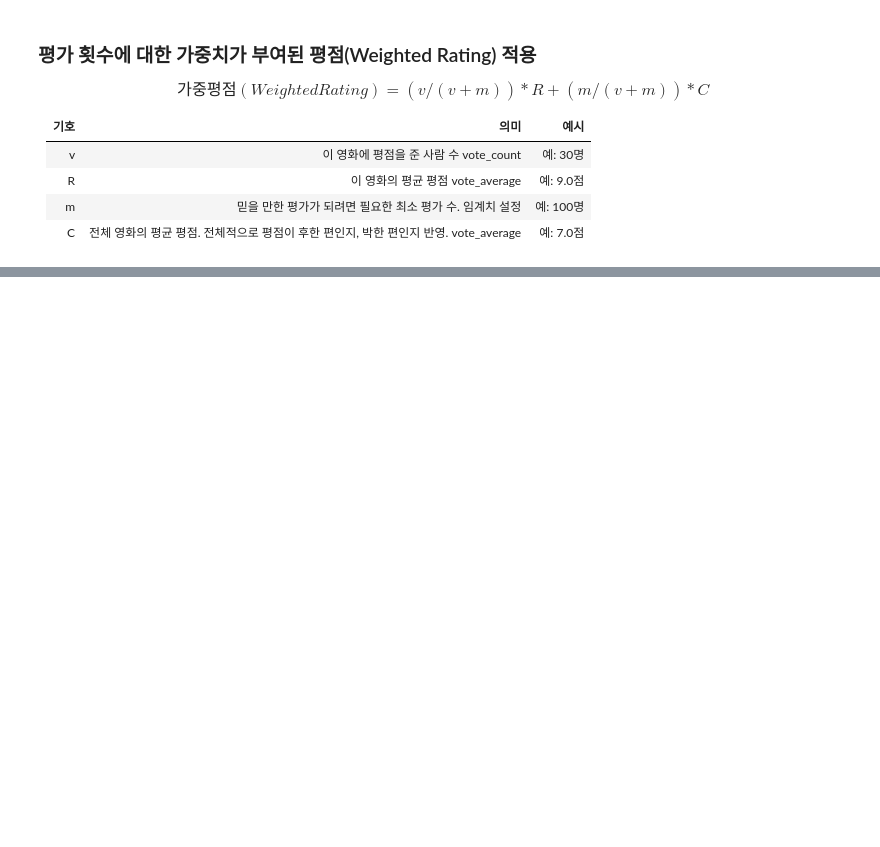
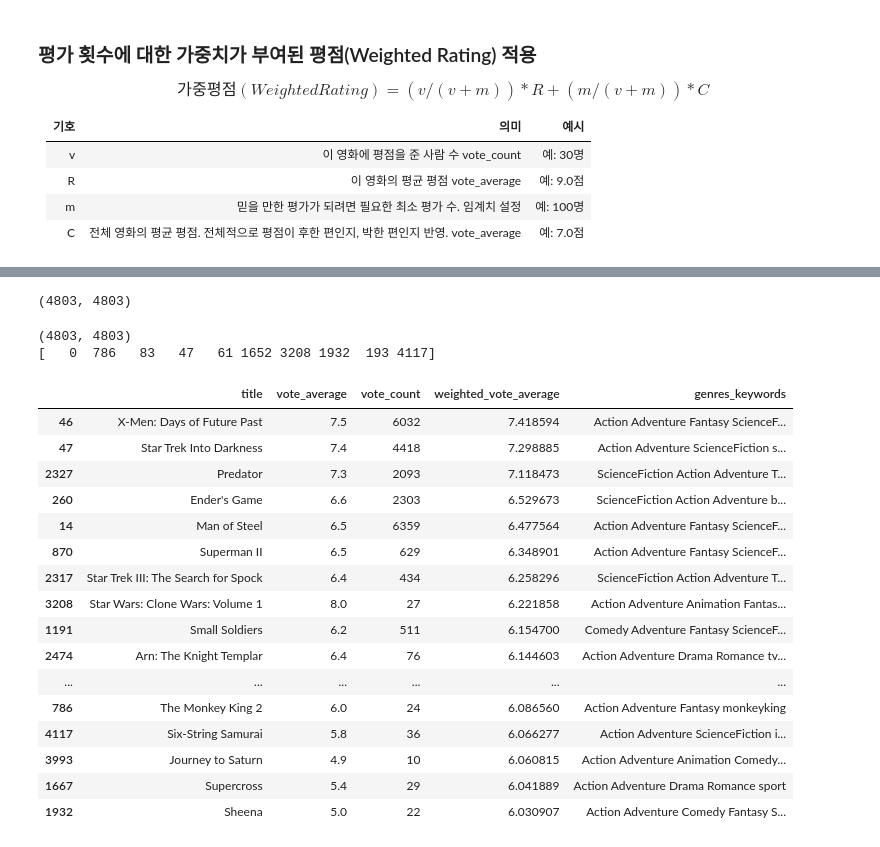
Before and after one commit to j-ai-616/05_machine_learning, a Jupyter notebook: 09_recommendation_system/01_content_based_filtering.ipynb, the cells around one changed output, grey strips where cells are left out. Saved outputs shown, nothing was run; the diff lists cells and outputs as text; code cells hidden in the pictures; blank space fills up the shorter version.

```diff
--- a/09_recommandation_system/01_content_based_filtering.ipynb
+++ b/09_recommendation_system/01_content_based_filtering.ipynb
@@ -498,0 +581,6 @@ $$
+# %%
+# 1. 장르와 키워드를 하나의 텍스트 컬럼으로 결합
+movie_df['genres_keywords'] = movie_df['genres'] + ' ' + movie_df['keywords']
+
+# 결합 결과 확인
+movie_df[['title', 'genres', 'keywords', 'genres_keywords']].head()
@@ -498,0 +618,62 @@ $$
+# %%
+# 3. 코사인 유사도 계산
+from sklearn.metrics.pairwise import cosine_similarity
+
+content_sim_ext = cosine_similarity(movie_content_mat_ext, movie_content_mat_ext)
+print(content_sim_ext.shape)
+# %% [output]
+(4803, 4803)
+# %%
+# 4. 유사도가 높은 영화 인덱스를 내림차순으로 정렬
+content_idx_by_sim_desc = content_sim_ext.argsort(axis=-1)[:, ::-1]
+
+print(content_idx_by_sim_desc.shape)
+print(content_idx_by_sim_desc[0, :10])
+# %% [output]
+(4803, 4803)
+[   0  786   83   47   61 1652 3208 1932  193 4117]
+# %%
+# 5. genres + keywords 기반 추천 함수
+def recommend_movies_by_content(title, top_n=10):
+    # 입력한 영화의 인덱스 추출
+    target_movie = movie_df[movie_df['title'] == title]
+
+    if target_movie.empty:
+        print('해당 제목의 영화가 없습니다.')
+        return None
+
+    title_idx = target_movie.index.values[0]
+
+    # 유사도가 높은 영화 인덱스 추출
+    similar_indexes = content_idx_by_sim_desc[title_idx, :top_n * 2]
+
+    # 자기 자신은 제외
+    similar_indexes = similar_indexes[similar_indexes != title_idx]
+
+    # 후보 영화들 추출
+    result_df = movie_df.iloc[similar_indexes][['title', 'vote_average', 'vote_count', 'weighted_vote_average', 'genres_keywords']]
+
+    # 가중 평점 기준으로 다시 정렬
+    result_df = result_df.sort_values('weighted_vote_average', ascending=False).head(top_n)
+
+    return result_df
+# %%
+recommend_movies_by_content('Avatar', top_n=20)
+# %% [output]
+|  | title | vote_average | vote_count | weighted_vote_average | genres_keywords |
+| 46 | X-Men: Days of Future Past | 7.5 | 6032 | 7.418594 | Action Adventure Fantasy ScienceF... |
+| 47 | Star Trek Into Darkness | 7.4 | 4418 | 7.298885 | Action Adventure ScienceFiction s... |
+| 2327 | Predator | 7.3 | 2093 | 7.118473 | ScienceFiction Action Adventure T... |
+| 260 | Ender's Game | 6.6 | 2303 | 6.529673 | ScienceFiction Action Adventure b... |
+| 14 | Man of Steel | 6.5 | 6359 | 6.477564 | Action Adventure Fantasy ScienceF... |
+| 870 | Superman II | 6.5 | 629 | 6.348901 | Action Adventure Fantasy ScienceF... |
+| 2317 | Star Trek III: The Search for Spock | 6.4 | 434 | 6.258296 | ScienceFiction Action Adventure T... |
+| 3208 | Star Wars: Clone Wars: Volume 1 | 8.0 | 27 | 6.221858 | Action Adventure Animation Fantas... |
+| 1191 | Small Soldiers | 6.2 | 511 | 6.154700 | Comedy Adventure Fantasy ScienceF... |
+| 2474 | Arn: The Knight Templar | 6.4 | 76 | 6.144603 | Action Adventure Drama Romance tv... |
+| ... | ... | ... | ... | ... | ... |
+| 786 | The Monkey King 2 | 6.0 | 24 | 6.086560 | Action Adventure Fantasy monkeyking |
+| 4117 | Six-String Samurai | 5.8 | 36 | 6.066277 | Action Adventure ScienceFiction i... |
+| 3993 | Journey to Saturn | 4.9 | 10 | 6.060815 | Action Adventure Animation Comedy... |
+| 1667 | Supercross | 5.4 | 29 | 6.041889 | Action Adventure Drama Romance sport |
+| 1932 | Sheena | 5.0 | 22 | 6.030907 | Action Adventure Comedy Fantasy S... |
```
Also changed, not shown: parts of 10 cells of this notebook, 18 other files.
